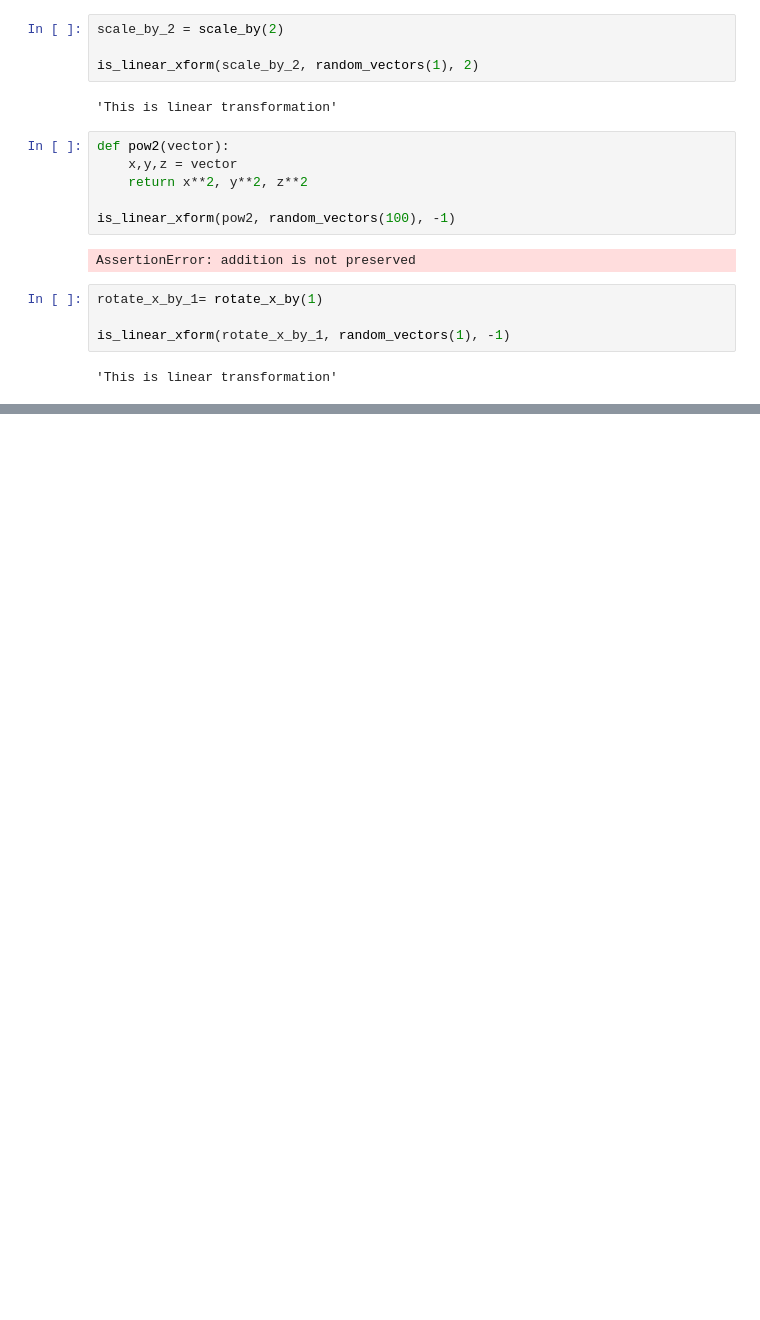
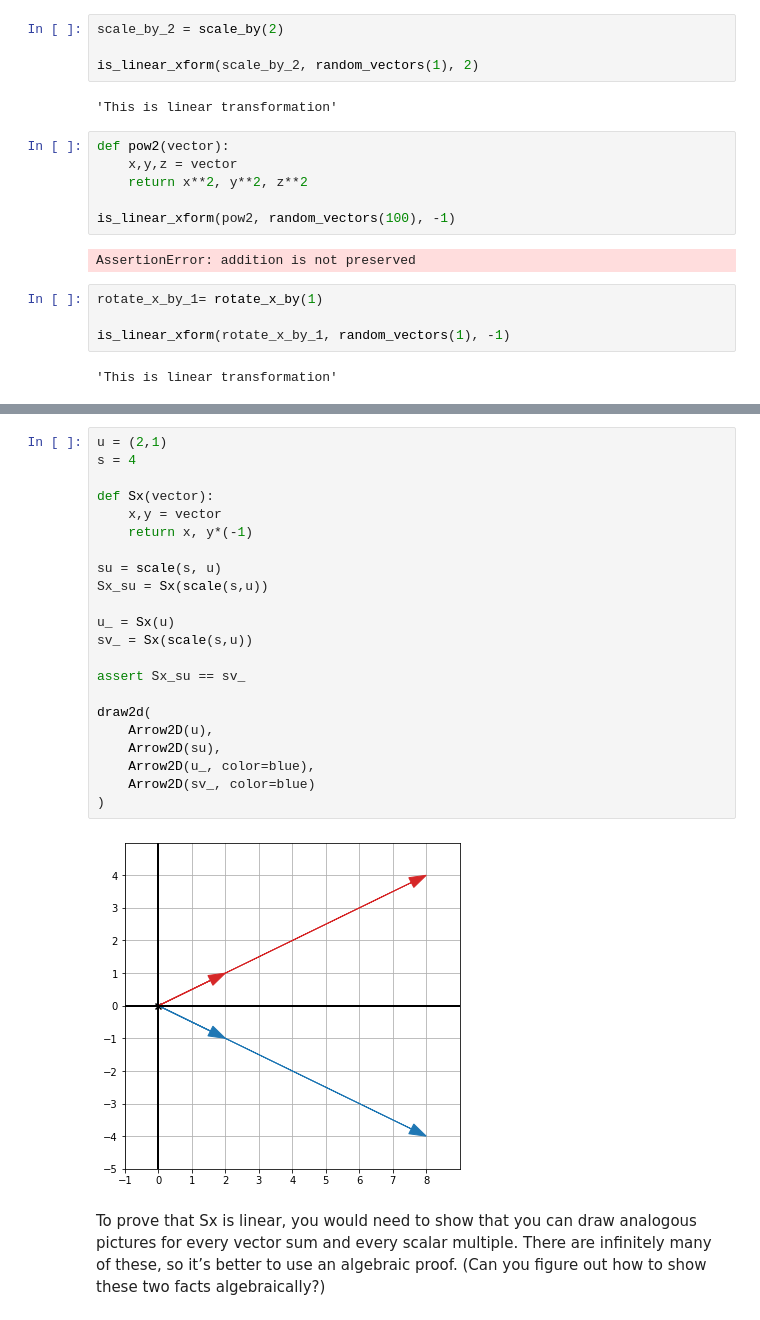
Before and after one commit to saradhimpardha/math_for_programmers, a Jupyter notebook: chapter_04/ch04_exercises.ipynb, the cells around one changed output, grey strips where cells are left out. Saved outputs shown, nothing was run; the diff lists cells and outputs as text; blank space fills up the shorter version.

```diff
--- a/chapter_04/ch04_exercises.ipynb
+++ b/chapter_04/ch04_exercises.ipynb
@@ -508,0 +564,26 @@ is_linear_xform(rotate_x_by_1, random_vectors(1), -1)
+# %%
+u = (2,1)
+s = 4
+
+def Sx(vector):
+    x,y = vector
+    return x, y*(-1)
+
+su = scale(s, u)
+Sx_su = Sx(scale(s,u))
+
+u_ = Sx(u)
+sv_ = Sx(scale(s,u))
+
+assert Sx_su == sv_
+
+draw2d(
+    Arrow2D(u),
+    Arrow2D(su),
+    Arrow2D(u_, color=blue),
+    Arrow2D(sv_, color=blue)
+)
+# %% [output]
+[figure, added]
+# %% [markdown]
+To prove that Sx is linear, you would need to show that you can draw analogous pictures for every vector sum and every scalar multiple. There are infinitely many of these, so it’s better to use an algebraic proof. (Can you figure out how to show these two facts algebraically?)
```
Also changed, not shown: parts of 19 cells of this notebook.
